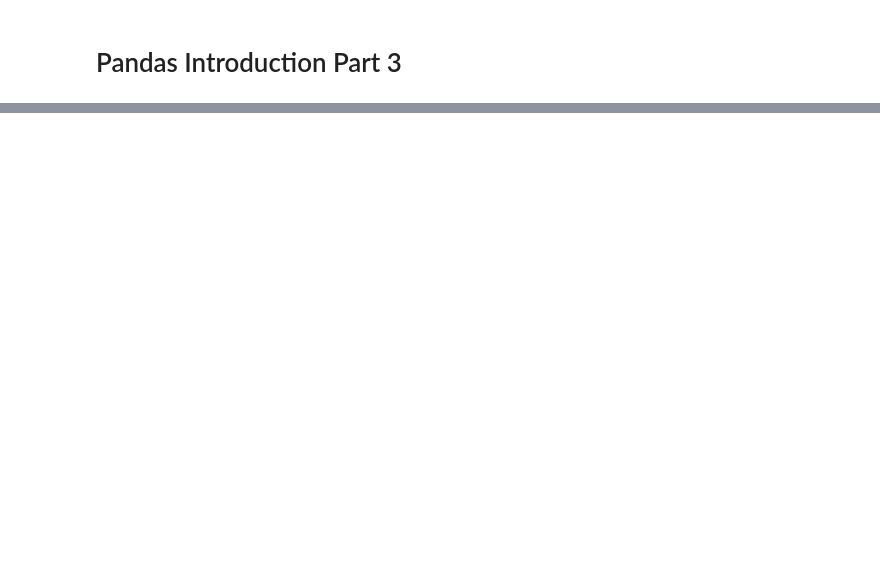
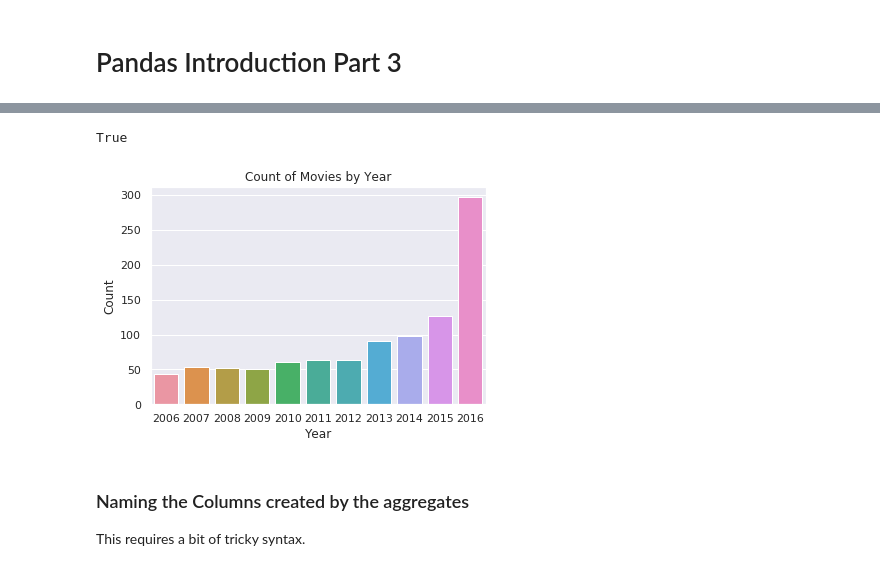
Before and after one commit to sdiehl28/Scikit-Learn-Workflow, a Jupyter notebook: python/Pandas03.ipynb, the cells around one changed output, grey strips where cells are left out. Saved outputs shown, nothing was run; the diff lists cells and outputs as text; code cells hidden in the pictures; blank space fills up the shorter version.

```diff
--- a/python/Pandas03.ipynb
+++ b/python/Pandas03.ipynb
@@ -28,0 +120,5 @@ Will split the DataFrame into multiple DataFrames, each having a common value fo
+# %%
+df = movies.assign(
+    Count=movies['ID'],
+).groupby('Year').agg(dict(Count='size'))
+df
@@ -28,0 +139,19 @@ Will split the DataFrame into multiple DataFrames, each having a common value fo
+# %%
+# number of rows == number of unique years
+len(df) == movies['Year'].nunique()
+# %% [output]
+True
+# %%
+import matplotlib.pyplot as plt
+import seaborn as sns
+%matplotlib inline
+sns.set(style='darkgrid') # enable seaborn style
+# %%
+df = df.reset_index()
+# %%
+sns.barplot(x='Year', y='Count', data=df).set_title('Count of Movies by Year');
+# %% [output]
+[figure, added]
+# %% [markdown]
+### Naming the Columns created by the aggregates
+This requires a bit of tricky syntax.
```
Also changed, not shown: parts of 14 cells of this notebook, 1 other file.
